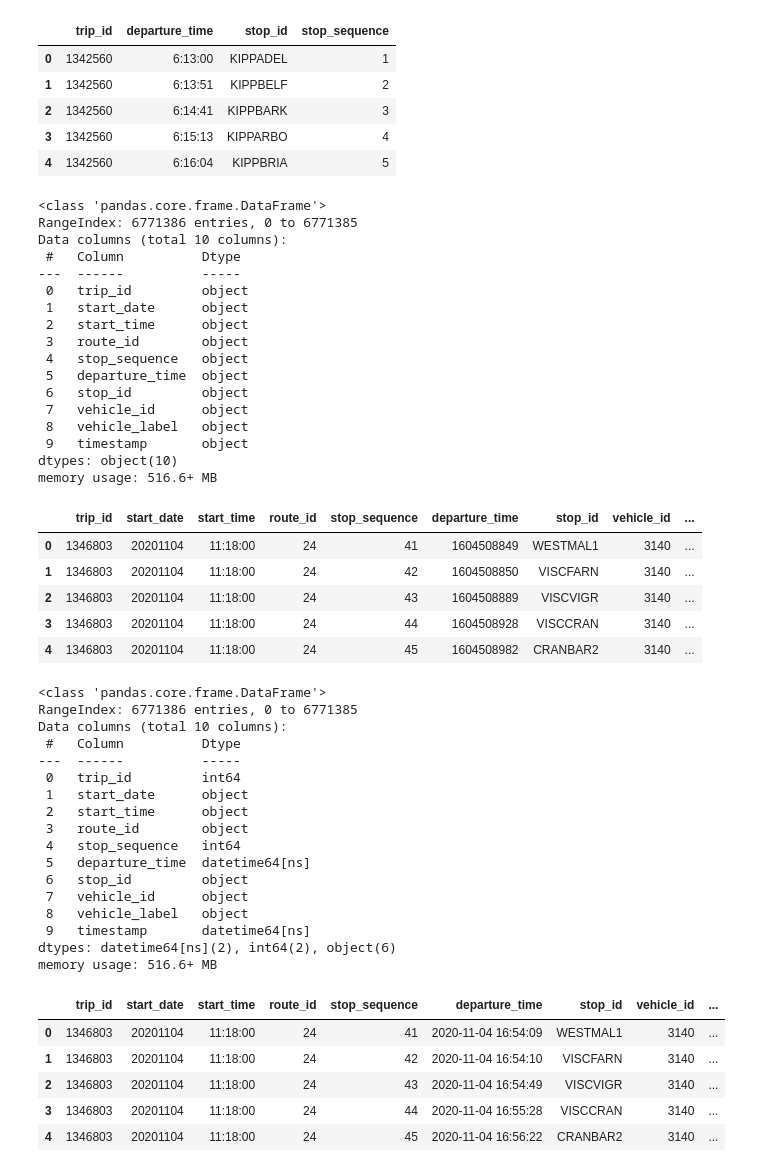
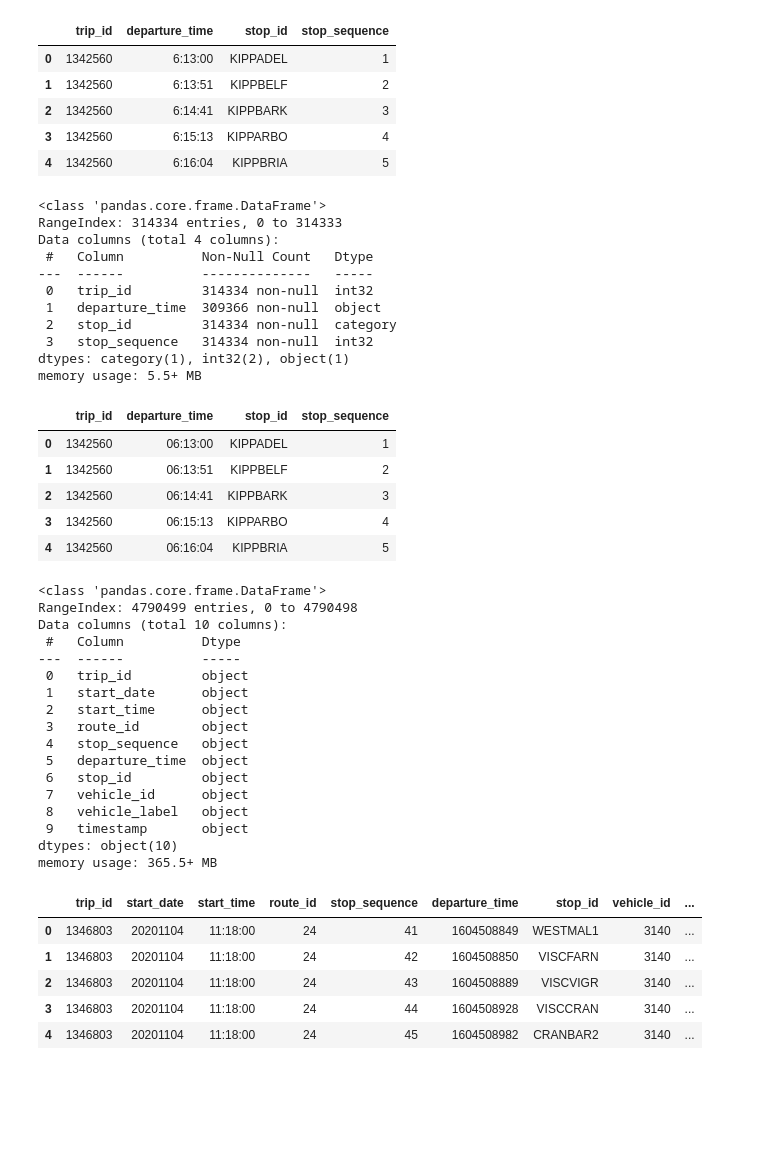
Before and after one commit to ningsongshen/public-transit-schedules, a Jupyter notebook: modelling/model.ipynb, the cells around one changed output. Saved outputs shown, nothing was run; the diff lists cells and outputs as text; code cells hidden in the pictures; blank space fills up the shorter version.

```diff
--- a/modelling/model.ipynb
+++ b/modelling/model.ipynb
@@ -19,14 +20,41 @@ schedule_df.head()
 | 2 | 1342560 | 6:14:41 | KIPPBARK | 3 |
 | 3 | 1342560 | 6:15:13 | KIPPARBO | 4 |
 | 4 | 1342560 | 6:16:04 | KIPPBRIA | 5 |
+# %%
+schedule_df['trip_id'] = pd.to_numeric(schedule_df['trip_id'], errors='coerce').fillna(0).astype(int)
+schedule_df['departure_time'] = pd.to_datetime(schedule_df['departure_time'], format='%H:%M:%S', errors='coerce').dt.time
+schedule_df['stop_sequence'] = pd.to_numeric(schedule_df['stop_sequence'], errors='coerce').fillna(0).astype(int)
+schedule_df['stop_id'] = schedule_df['stop_id'].astype('category')
+eastern = pytz.timezone('America/Toronto')
+
+schedule_df.info()
+schedule_df.head()
+# %% [output]
+<class 'pandas.core.frame.DataFrame'>
+RangeIndex: 314334 entries, 0 to 314333
+Data columns (total 4 columns):
+ #   Column          Non-Null Count   Dtype
+---  ------          --------------   -----
+ 0   trip_id         314334 non-null  int32
+ 1   departure_time  309366 non-null  object
+ 2   stop_id         314334 non-null  category
+ 3   stop_sequence   314334 non-null  int32
+dtypes: category(1), int32(2), object(1)
+memory usage: 5.5+ MB
+|  | trip_id | departure_time | stop_id | stop_sequence |
+| 0 | 1342560 | 06:13:00 | KIPPADEL | 1 |
+| 1 | 1342560 | 06:13:51 | KIPPBELF | 2 |
+| 2 | 1342560 | 06:14:41 | KIPPBARK | 3 |
+| 3 | 1342560 | 06:15:13 | KIPPARBO | 4 |
+| 4 | 1342560 | 06:16:04 | KIPPBRIA | 5 |
 # %%
-actual_csv_path = CLEAN_DIRECTORY + '/result.csv'
-actual_df = pd.read_csv(actual_csv_path, sep=',', error_bad_lines=False, index_col=False, dtype='unicode')
+csv_path = RESULT_DIRECTORY + '/result.csv'
+actual_df = pd.read_csv(csv_path, sep=',', error_bad_lines=False, index_col=False, infer_datetime_format=True)
 actual_df.info()
 actual_df.head()
 # %% [output]
 <class 'pandas.core.frame.DataFrame'>
-RangeIndex: 6771386 entries, 0 to 6771385
+RangeIndex: 4790499 entries, 0 to 4790498
 Data columns (total 10 columns):
  #   Column          Dtype
 ---  ------          -----
@@ -41,47 +69,10 @@ Data columns (total 10 columns):
  8   vehicle_label   object
  9   timestamp       object
 dtypes: object(10)
-memory usage: 516.6+ MB
+memory usage: 365.5+ MB
 |  | trip_id | start_date | start_time | route_id | stop_sequence | departure_time | stop_id | vehicle_id | ... |
 | 0 | 1346803 | 20201104 | 11:18:00 | 24 | 41 | 1604508849 | WESTMAL1 | 3140 | ... |
 | 1 | 1346803 | 20201104 | 11:18:00 | 24 | 42 | 1604508850 | VISCFARN | 3140 | ... |
 | 2 | 1346803 | 20201104 | 11:18:00 | 24 | 43 | 1604508889 | VISCVIGR | 3140 | ... |
 | 3 | 1346803 | 20201104 | 11:18:00 | 24 | 44 | 1604508928 | VISCCRAN | 3140 | ... |
 | 4 | 1346803 | 20201104 | 11:18:00 | 24 | 45 | 1604508982 | CRANBAR2 | 3140 | ... |
-# %%
-actual_df = actual_df.astype(dtype={
-    'trip_id': 'int64',
-    'route_id': 'int64',
-    'stop_sequence': 'int64',
-    'departure_time': 'datetime64',
-    'vehicle_id': 'int64',
-    'timestamp': 'datetime64'
-}, errors='ignore')
-actual_df['departure_time'] = pd.to_datetime(actual_df['departure_time'], unit='s')
-actual_df['timestamp'] = pd.to_datetime(actual_df['timestamp'], unit='s')
-actual_df.info()
-actual_df.head()
-# %% [output]
-<class 'pandas.core.frame.DataFrame'>
-RangeIndex: 6771386 entries, 0 to 6771385
-Data columns (total 10 columns):
- #   Column          Dtype
----  ------          -----
- 0   trip_id         int64
- 1   start_date      object
- 2   start_time      object
- 3   route_id        object
- 4   stop_sequence   int64
- 5   departure_time  datetime64[ns]
- 6   stop_id         object
- 7   vehicle_id      object
- 8   vehicle_label   object
- 9   timestamp       datetime64[ns]
-dtypes: datetime64[ns](2), int64(2), object(6)
-memory usage: 516.6+ MB
-|  | trip_id | start_date | start_time | route_id | stop_sequence | departure_time | stop_id | vehicle_id | ... |
-| 0 | 1346803 | 20201104 | 11:18:00 | 24 | 41 | 2020-11-04 16:54:09 | WESTMAL1 | 3140 | ... |
-| 1 | 1346803 | 20201104 | 11:18:00 | 24 | 42 | 2020-11-04 16:54:10 | VISCFARN | 3140 | ... |
-| 2 | 1346803 | 20201104 | 11:18:00 | 24 | 43 | 2020-11-04 16:54:49 | VISCVIGR | 3140 | ... |
-| 3 | 1346803 | 20201104 | 11:18:00 | 24 | 44 | 2020-11-04 16:55:28 | VISCCRAN | 3140 | ... |
-| 4 | 1346803 | 20201104 | 11:18:00 | 24 | 45 | 2020-11-04 16:56:22 | CRANBAR2 | 3140 | ... |
```
Also changed, not shown: parts of 4 cells of this notebook.
